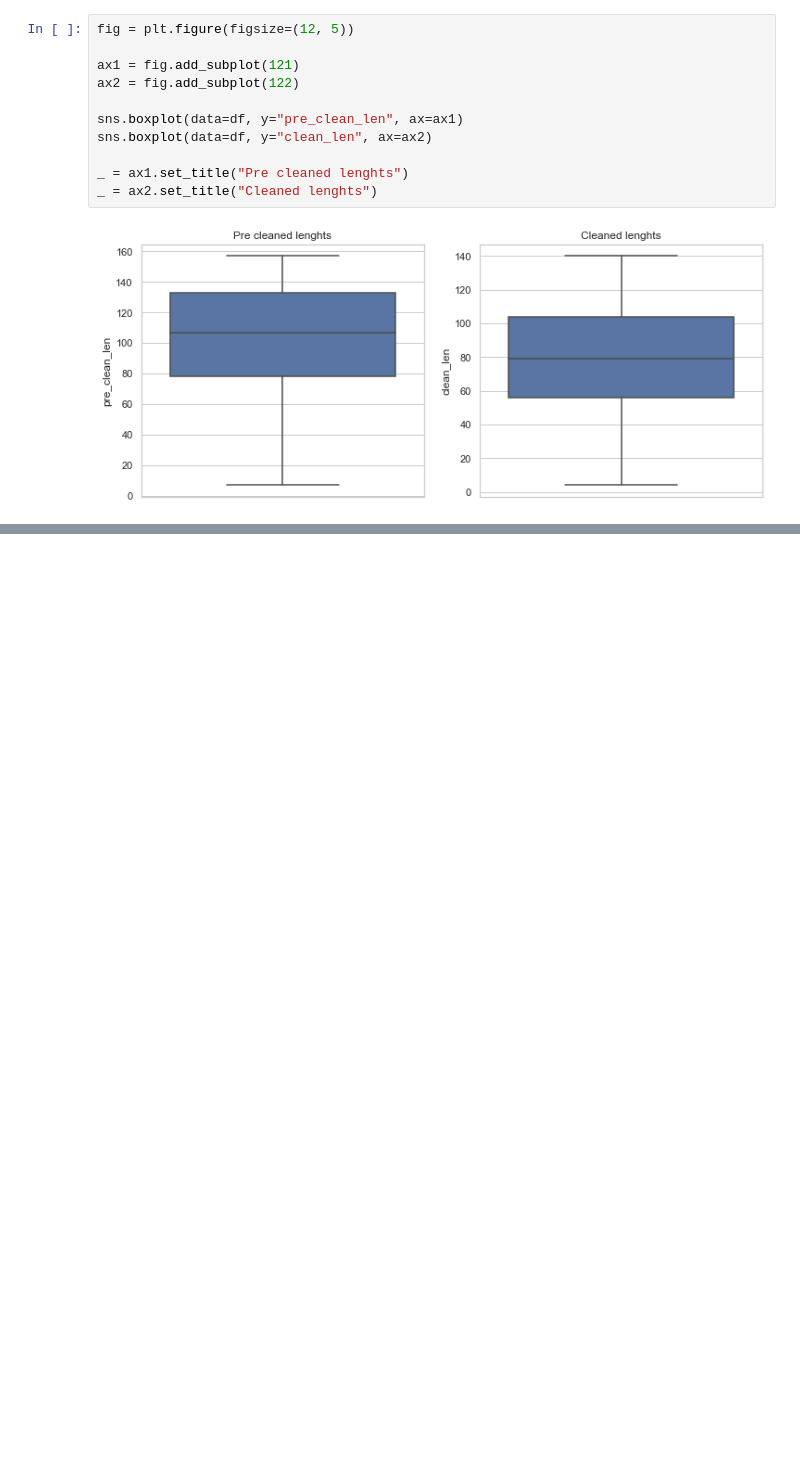
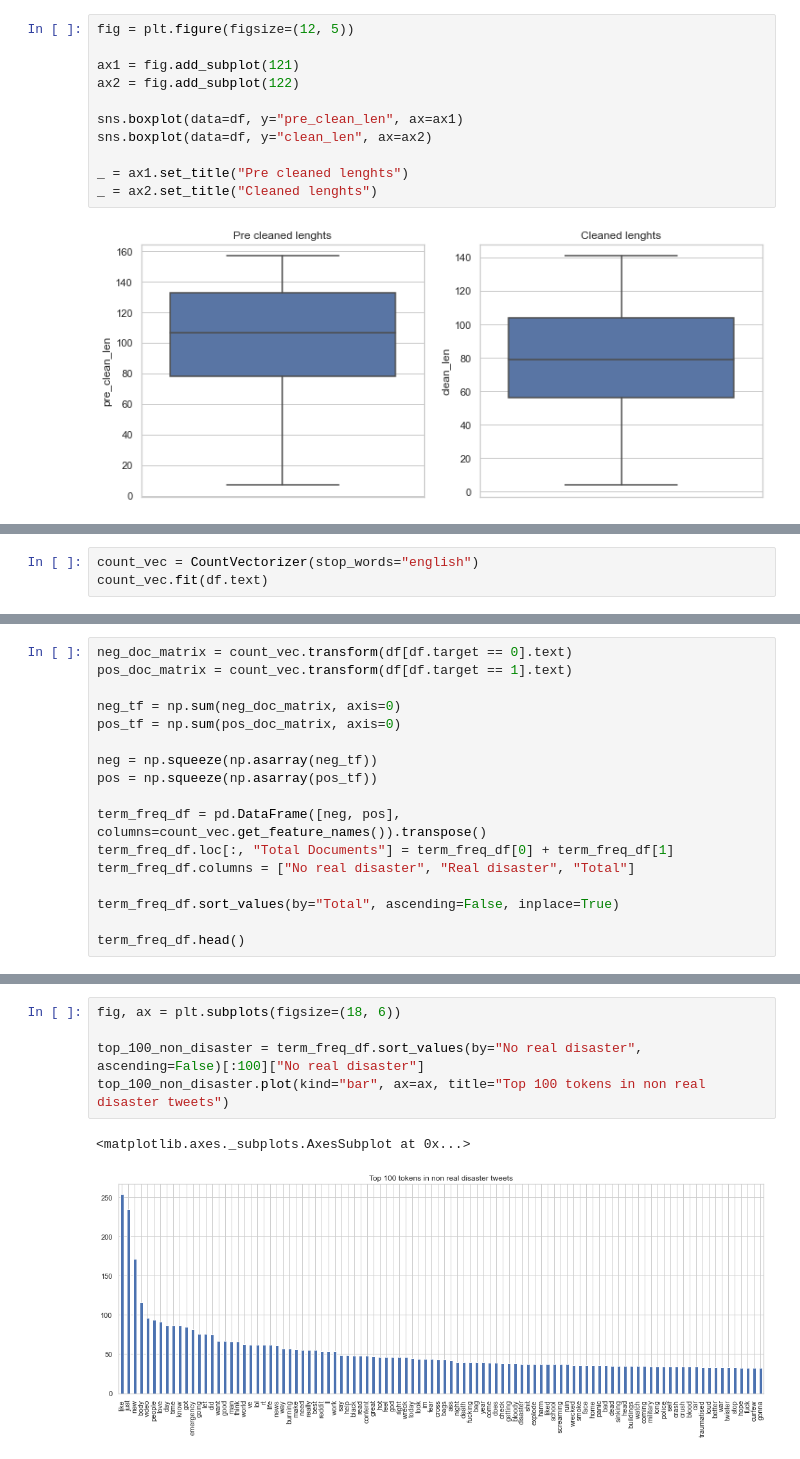
Before and after one commit to casals90/nlp_with_disaster_tweets, a Jupyter notebook: DataCleaningAndExploration.ipynb, the cells around one changed output, grey strips where cells are left out. Drawn from its saved outputs; the diff is of its cells as text; blank space fills up the shorter version.

```diff
--- a/DataCleaningAndExploration.ipynb
+++ b/DataCleaningAndExploration.ipynb
@@ -172,0 +207,3 @@ generate_word_cloud(splited, "Title")
+# %%
+count_vec = CountVectorizer(stop_words="english")
+count_vec.fit(df.text)
@@ -172,0 +223,17 @@ generate_word_cloud(splited, "Title")
+# %%
+neg_doc_matrix = count_vec.transform(df[df.target == 0].text)
+pos_doc_matrix = count_vec.transform(df[df.target == 1].text)
+
+neg_tf = np.sum(neg_doc_matrix, axis=0)
+pos_tf = np.sum(pos_doc_matrix, axis=0)
+
+neg = np.squeeze(np.asarray(neg_tf))
+pos = np.squeeze(np.asarray(pos_tf))
+
+term_freq_df = pd.DataFrame([neg, pos], columns=count_vec.get_feature_names()).transpose()
+term_freq_df.loc[:, "Total Documents"] = term_freq_df[0] + term_freq_df[1]
+term_freq_df.columns = ["No real disaster", "Real disaster", "Total"]
+
+term_freq_df.sort_values(by="Total", ascending=False, inplace=True)
+
+term_freq_df.head()
@@ -172,0 +247,8 @@ generate_word_cloud(splited, "Title")
+# %%
+fig, ax = plt.subplots(figsize=(18, 6))
+
+top_100_non_disaster = term_freq_df.sort_values(by="No real disaster", ascending=False)[:100]["No real disaster"]
+top_100_non_disaster.plot(kind="bar", ax=ax, title="Top 100 tokens in non real disaster tweets")
+# %% [output]
+<matplotlib.axes._subplots.AxesSubplot at 0x...>
+[figure, added]
```
Also changed, not shown: parts of 62 cells of this notebook, 1 other file.
